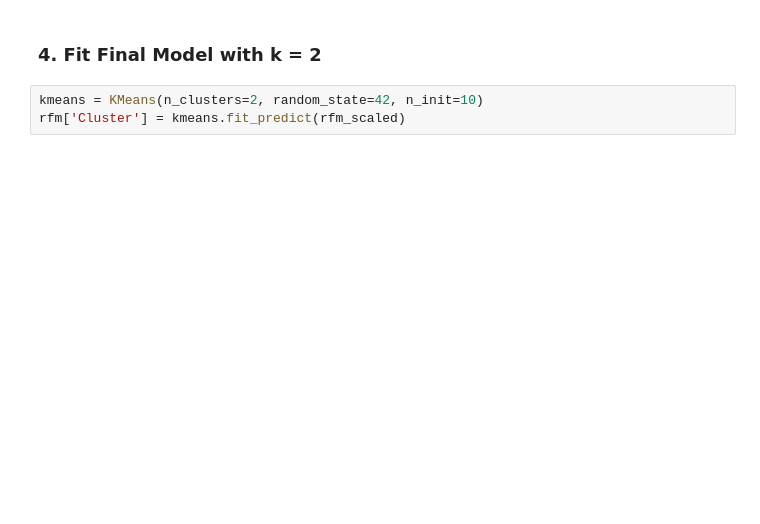
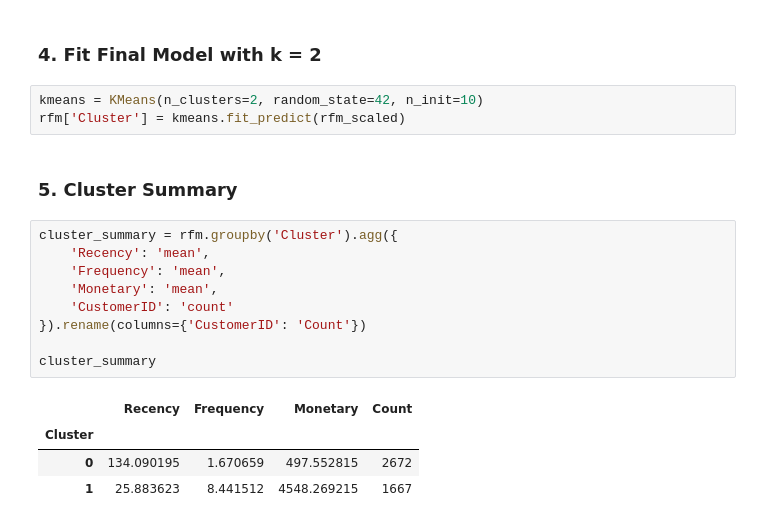
Before and after one commit to Pamela-Chebii/Consumer-Behavior-Analytics-Using-Transaction-Data, a Jupyter notebook: index.ipynb, the cells around one changed output. Cells and saved outputs as stored; diff of their text form; blank space fills up the shorter version.

Commit message:
clustering

```diff
--- a/index.ipynb
+++ b/index.ipynb
@@ -490,3 +495,19 @@ This means:
 # %%
 kmeans = KMeans(n_clusters=2, random_state=42, n_init=10)
 rfm['Cluster'] = kmeans.fit_predict(rfm_scaled)
+# %% [markdown]
+### 5. Cluster Summary
+# %%
+cluster_summary = rfm.groupby('Cluster').agg({
+    'Recency': 'mean',
+    'Frequency': 'mean',
+    'Monetary': 'mean',
+    'CustomerID': 'count'
+}).rename(columns={'CustomerID': 'Count'})
+
+cluster_summary
+# %% [output]
+|  | Recency | Frequency | Monetary | Count |
+| Cluster |  |  |  |  |
+| 0 | 134.090195 | 1.670659 | 497.552815 | 2672 |
+| 1 | 25.883623 | 8.441512 | 4548.269215 | 1667 |
```
Also changed, not shown: parts of 3 cells of this notebook.
